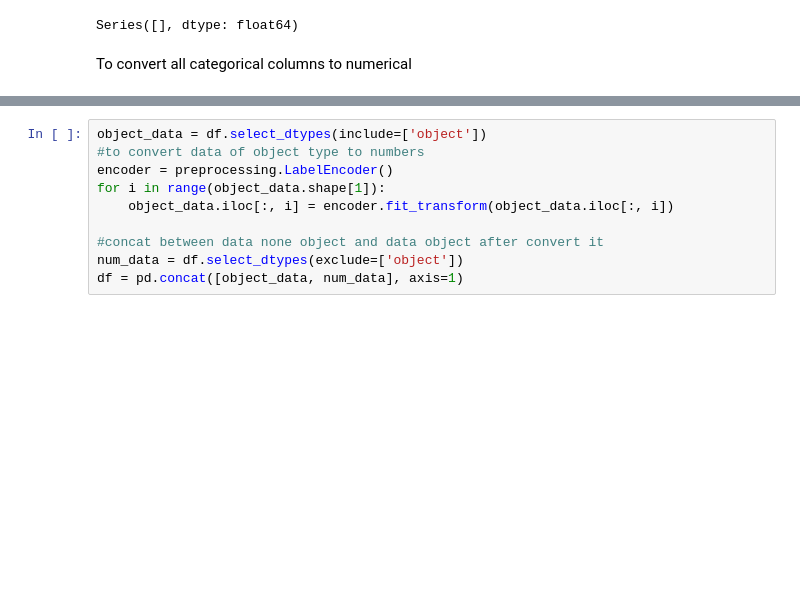
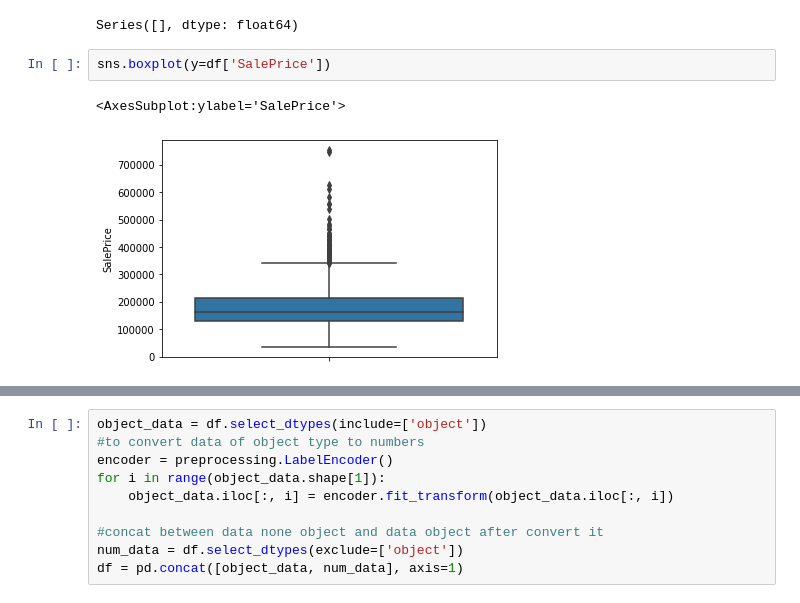
Before and after one commit to ZiadHamada/ZiadHamada, a Jupyter notebook: house-pricesing-linearregression-decisiontree.ipynb, the cells around one changed output, grey strips where cells are left out. Saved outputs shown, nothing was run; the diff lists cells and outputs as text; blank space fills up the shorter version.

```diff
--- a/house-pricesing-linearregression-decisiontree.ipynb
+++ b/house-pricesing-linearregression-decisiontree.ipynb
@@ -179,5 +179,8 @@ null_columns=df.columns[df.isnull().any()]
 df[null_columns].isnull().sum()
 # %% [output]
 Series([], dtype: float64)
-# %% [markdown]
-To convert all categorical columns to numerical
+# %%
+sns.boxplot(y=df['SalePrice'])
+# %% [output]
+<AxesSubplot:ylabel='SalePrice'>
+[figure, added]
```
Also changed, not shown: parts of 14 cells of this notebook.
